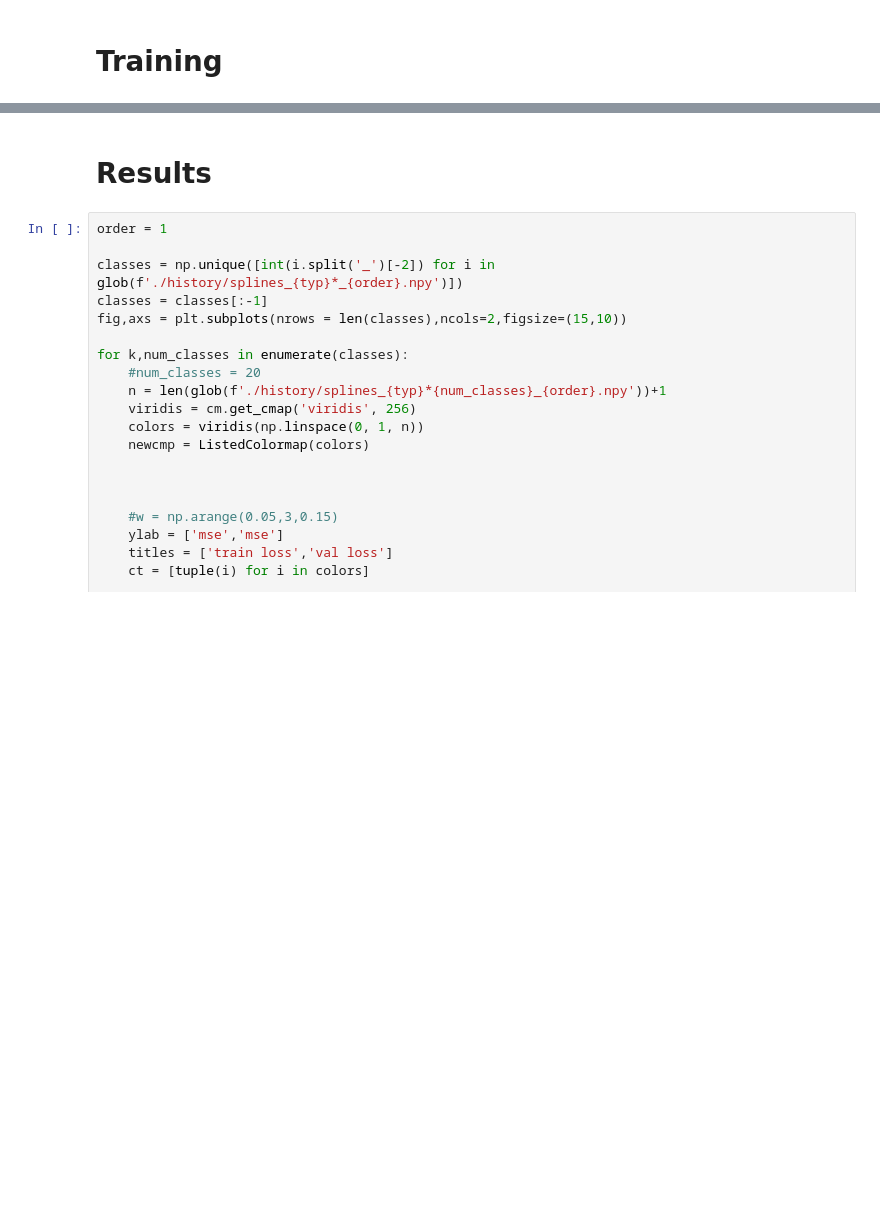
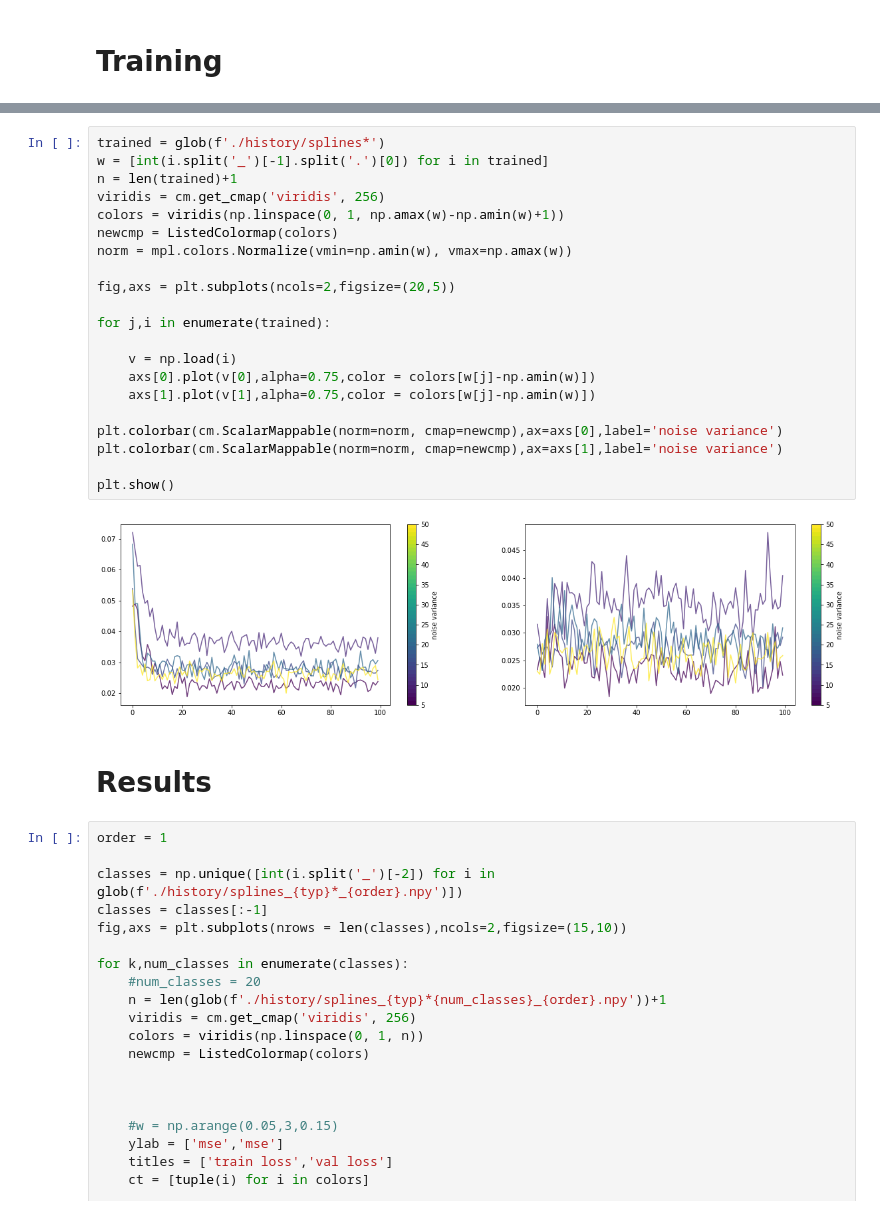
Before and after one commit to erjel/ortega_master_thesis, a Jupyter notebook: 23_jan/splines/gaussian.ipynb, the cells around one changed output, grey strips where cells are left out. Cells and saved outputs as stored; diff of their text form; blank space fills up the shorter version.

```diff
--- a/23_jan/splines/gaussian.ipynb
+++ b/23_jan/splines/gaussian.ipynb
@@ -120,3 +188,26 @@ WARNING:tensorflow:`evaluate()` received a value for `sample_weight`, but `weigh
+# %%
+trained = glob(f'./history/splines*')
+w = [int(i.split('_')[-1].split('.')[0]) for i in trained]
+n = len(trained)+1
+viridis = cm.get_cmap('viridis', 256)
+colors = viridis(np.linspace(0, 1, np.amax(w)-np.amin(w)+1))
+newcmp = ListedColormap(colors)
+norm = mpl.colors.Normalize(vmin=np.amin(w), vmax=np.amax(w))
+
+fig,axs = plt.subplots(ncols=2,figsize=(20,5))
+
+for j,i in enumerate(trained):
+
+    v = np.load(i)
+    axs[0].plot(v[0],alpha=0.75,color = colors[w[j]-np.amin(w)])
+    axs[1].plot(v[1],alpha=0.75,color = colors[w[j]-np.amin(w)])
+
+plt.colorbar(cm.ScalarMappable(norm=norm, cmap=newcmp),ax=axs[0],label='noise variance')
+plt.colorbar(cm.ScalarMappable(norm=norm, cmap=newcmp),ax=axs[1],label='noise variance')
+
+plt.show()
+# %% [output]
+[figure, added]
 # %% [markdown]
 # Results
 # %%
```
Also changed, not shown: parts of 10 cells of this notebook, 36 other files.
